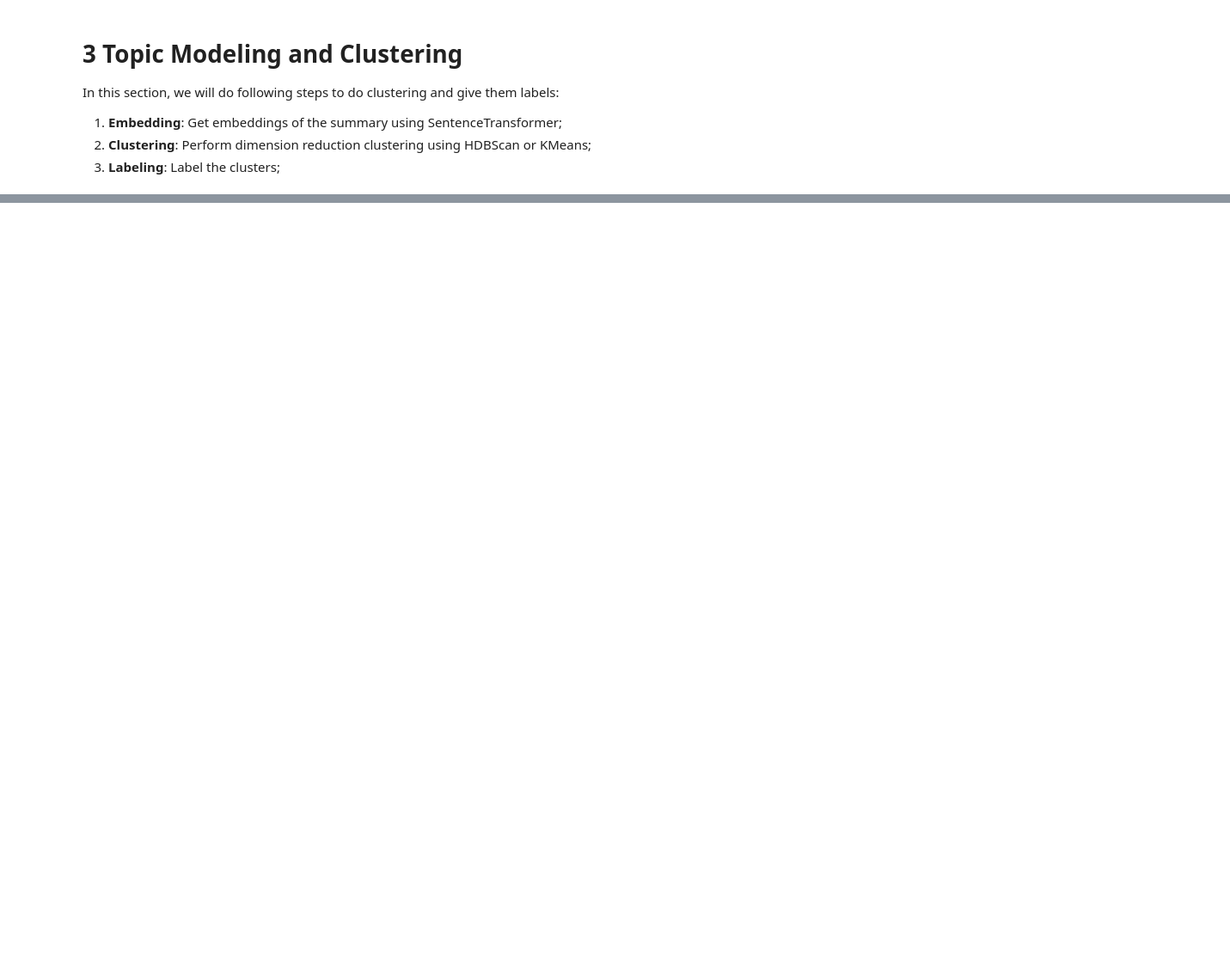
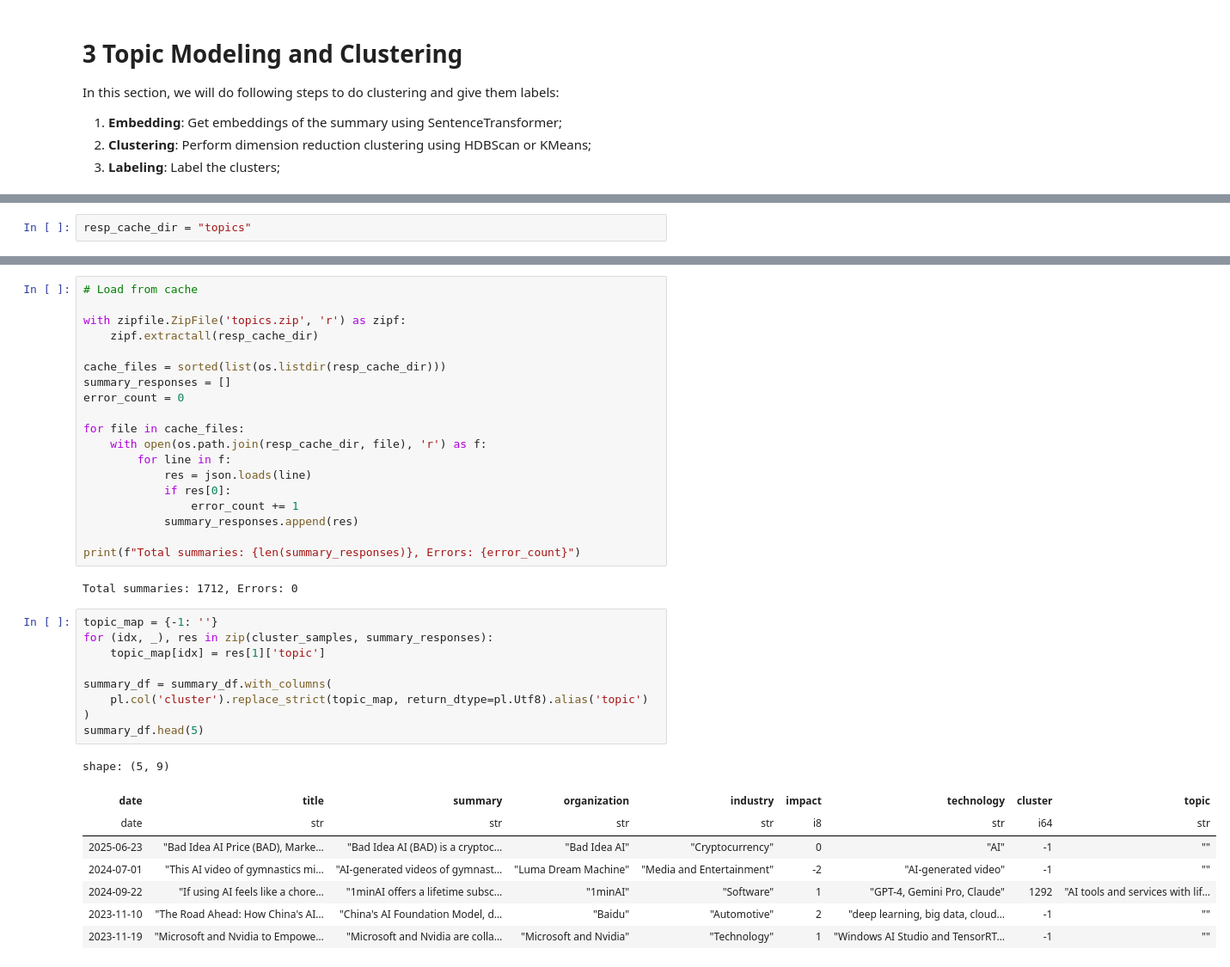
Before and after one commit to zhongjiaying/zjy-nlp-2603, a Jupyter notebook: 03_topic_modeling.ipynb, the cells around one changed output, grey strips where cells are left out. Shown at 86% size. Saved outputs shown, nothing was run; the diff lists cells and outputs as text; blank space fills up the shorter version.

```diff
--- a/03_topic_modeling.ipynb
+++ b/03_topic_modeling.ipynb
@@ -786,0 +280,2 @@ display(topic_info.head(20))
+# %%
+resp_cache_dir = "topics"
@@ -786,0 +313,39 @@ display(topic_info.head(20))
+# %%
+# Load from cache
+
+with zipfile.ZipFile('topics.zip', 'r') as zipf:
+    zipf.extractall(resp_cache_dir)
+
+cache_files = sorted(list(os.listdir(resp_cache_dir)))
+summary_responses = []
+error_count = 0
+
+for file in cache_files:
+    with open(os.path.join(resp_cache_dir, file), 'r') as f:
+        for line in f:
+            res = json.loads(line)
+            if res[0]:
+                error_count += 1
+            summary_responses.append(res)
+
+print(f"Total summaries: {len(summary_responses)}, Errors: {error_count}")
+# %% [output]
+Total summaries: 1712, Errors: 0
+# %%
+topic_map = {-1: ''}
+for (idx, _), res in zip(cluster_samples, summary_responses):
+    topic_map[idx] = res[1]['topic']
+
+summary_df = summary_df.with_columns(
+    pl.col('cluster').replace_strict(topic_map, return_dtype=pl.Utf8).alias('topic')
+)
+summary_df.head(5)
+# %% [output]
+shape: (5, 9)
+| date | title | summary | organization | industry | impact | technology | cluster | topic |
+| date | str | str | str | str | i8 | str | i64 | str |
+| 2025-06-23 | "Bad Idea AI Price (BAD), Marke… | "Bad Idea AI (BAD) is a cryptoc… | "Bad Idea AI" | "Cryptocurrency" | 0 | "AI" | -1 | "" |
+| 2024-07-01 | "This AI video of gymnastics mi… | "AI-generated videos of gymnast… | "Luma Dream Machine" | "Media and Entertainment" | -2 | "AI-generated video" | -1 | "" |
+| 2024-09-22 | "If using AI feels like a chore… | "1minAI offers a lifetime subsc… | "1minAI" | "Software" | 1 | "GPT-4, Gemini Pro, Claude" | 1292 | "AI tools and services with lif… |
+| 2023-11-10 | "The Road Ahead: How China's AI… | "China's AI Foundation Model, d… | "Baidu" | "Automotive" | 2 | "deep learning, big data, cloud… | -1 | "" |
+| 2023-11-19 | "Microsoft and Nvidia to Empowe… | "Microsoft and Nvidia are colla… | "Microsoft and Nvidia" | "Technology" | 1 | "Windows AI Studio and TensorRT… | -1 | "" |
```
Also changed, not shown: parts of 41 cells of this notebook, 7 other files.
